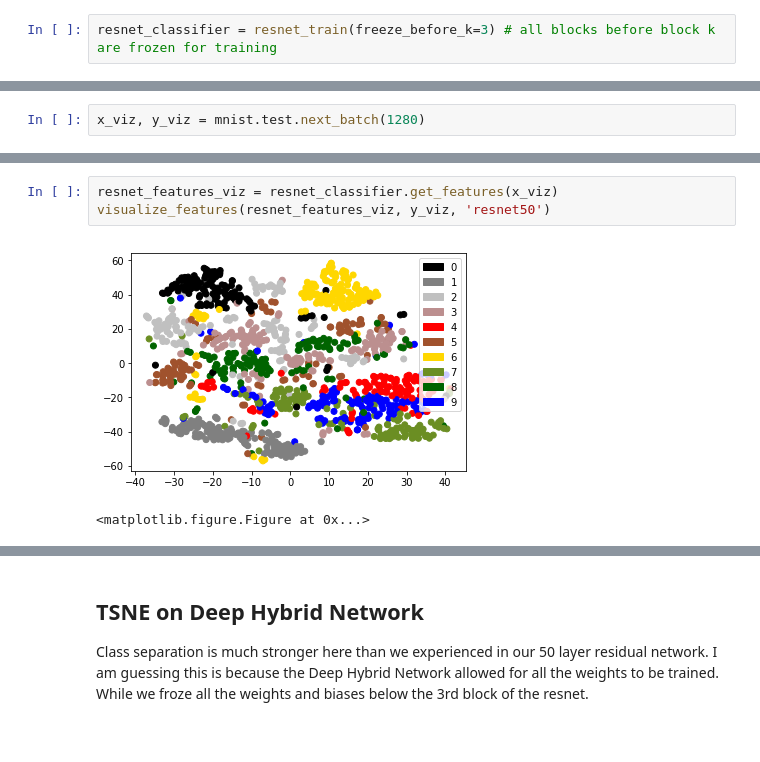
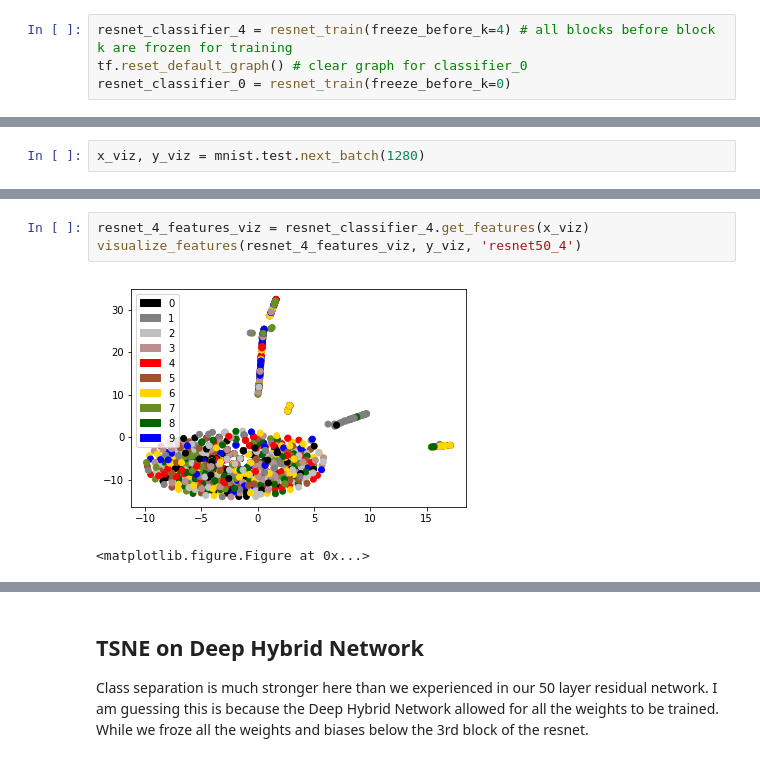
Before and after one commit to xiaowangzai/feature_viz, a Jupyter notebook: math_dl_project1.ipynb, the cells around one changed output, grey strips where cells are left out. Saved outputs shown, nothing was run; the diff lists cells and outputs as text.

```diff
--- a/math_dl_project1.ipynb
+++ b/math_dl_project1.ipynb
@@ -30,5 +30,7 @@ Extracting MNIST-data/t10k-labels-idx1-ubyte.gz
 # %%
-resnet_classifier = resnet_train(freeze_before_k=3) # all blocks before block k are frozen for training
+resnet_classifier_4 = resnet_train(freeze_before_k=4) # all blocks before block k are frozen for training
+tf.reset_default_graph() # clear graph for classifier_0
+resnet_classifier_0 = resnet_train(freeze_before_k=0)
 # %% [output]
 Extracting MNIST-data/train-images-idx3-ubyte.gz
 Extracting MNIST-data/train-labels-idx1-ubyte.gz
@@ -84,6 +85,6 @@ Looks like we are forming some clusters of each of the classes however there is
 # %%
-resnet_features_viz = resnet_classifier.get_features(x_viz)
-visualize_features(resnet_features_viz, y_viz, 'resnet50')
+resnet_4_features_viz = resnet_classifier_4.get_features(x_viz)
+visualize_features(resnet_4_features_viz, y_viz, 'resnet50_4')
 # %% [output]
-[figure, old version]
+[figure, new version]
 <matplotlib.figure.Figure at 0x...>
```
Also changed, not shown: parts of 21 cells of this notebook, 2 other files.
